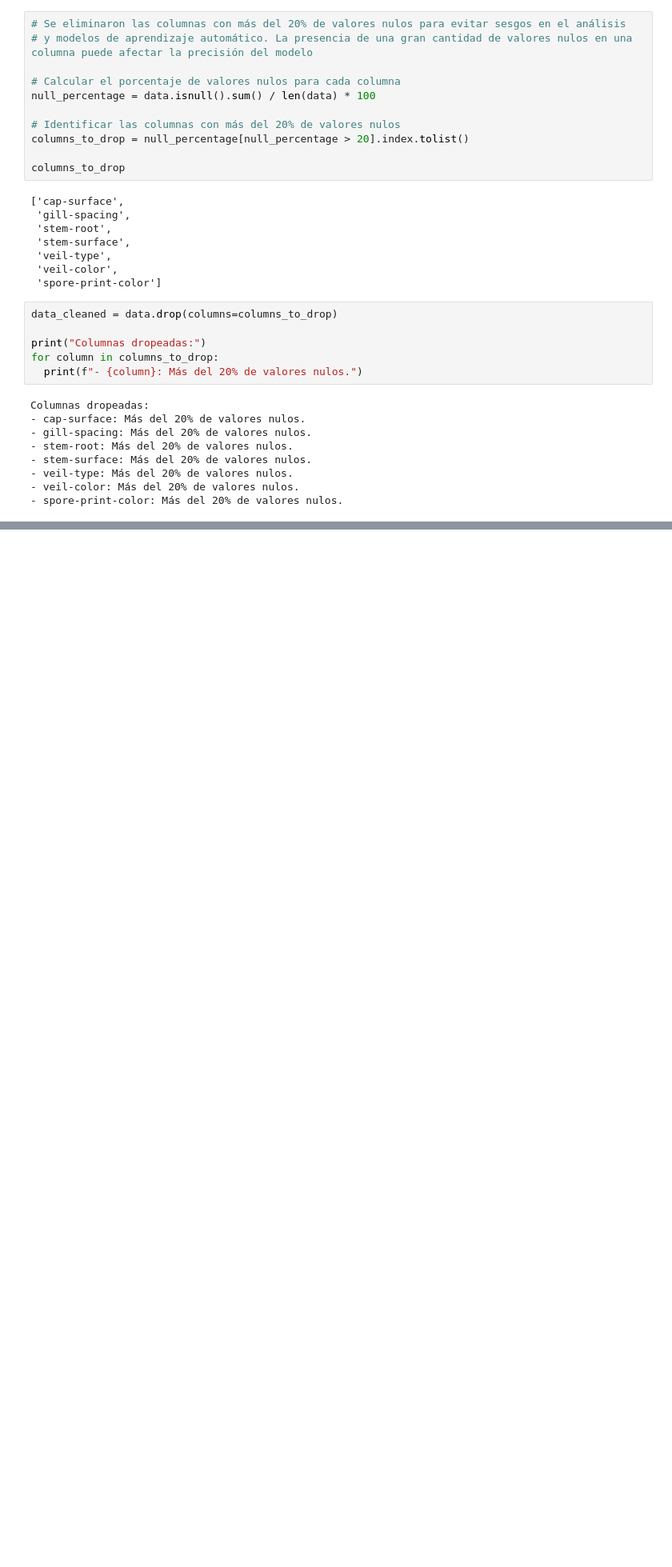
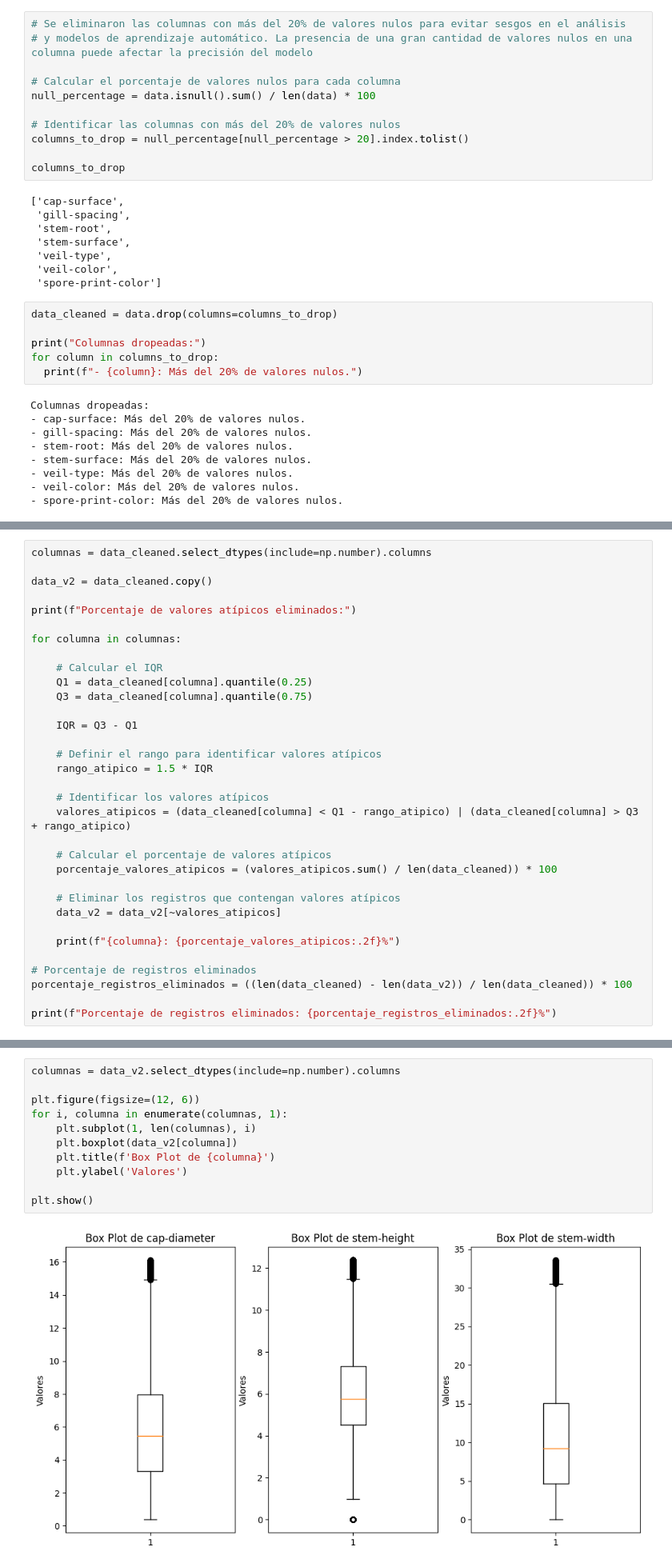
Before and after one commit to jorgechb/MLOps_Team14, a Jupyter notebook: proyecto_MLOps.ipynb, the cells around one changed output, grey strips where cells are left out. Shown: that part at 80% size. Cells and saved outputs as stored; diff of their text form; blank space fills up the shorter version.

```diff
--- a/proyecto_MLOps.ipynb
+++ b/proyecto_MLOps.ipynb
@@ -147,0 +240,33 @@ Columnas dropeadas:
+# %%
+columnas = data_cleaned.select_dtypes(include=np.number).columns
+
+data_v2 = data_cleaned.copy()
+
+print(f"Porcentaje de valores atípicos eliminados:")
+
+for columna in columnas:
+
+    # Calcular el IQR
+    Q1 = data_cleaned[columna].quantile(0.25)
+    Q3 = data_cleaned[columna].quantile(0.75)
+
+    IQR = Q3 - Q1
+
+    # Definir el rango para identificar valores atípicos
+    rango_atipico = 1.5 * IQR
+
+    # Identificar los valores atípicos
+    valores_atipicos = (data_cleaned[columna] < Q1 - rango_atipico) | (data_cleaned[columna] > Q3 + rango_atipico)
+
+    # Calcular el porcentaje de valores atípicos
+    porcentaje_valores_atipicos = (valores_atipicos.sum() / len(data_cleaned)) * 100
+
+    # Eliminar los registros que contengan valores atípicos
+    data_v2 = data_v2[~valores_atipicos]
+
+    print(f"{columna}: {porcentaje_valores_atipicos:.2f}%")
+
+# Porcentaje de registros eliminados
+porcentaje_registros_eliminados = ((len(data_cleaned) - len(data_v2)) / len(data_cleaned)) * 100
+
+print(f"Porcentaje de registros eliminados: {porcentaje_registros_eliminados:.2f}%")
@@ -147,0 +279,13 @@ Columnas dropeadas:
+# %%
+columnas = data_v2.select_dtypes(include=np.number).columns
+
+plt.figure(figsize=(12, 6))
+for i, columna in enumerate(columnas, 1):
+    plt.subplot(1, len(columnas), i)
+    plt.boxplot(data_v2[columna])
+    plt.title(f'Box Plot de {columna}')
+    plt.ylabel('Valores')
+
+plt.show()
+# %% [output]
+[figure, added]
```
Also changed, not shown: parts of 38 cells of this notebook.
